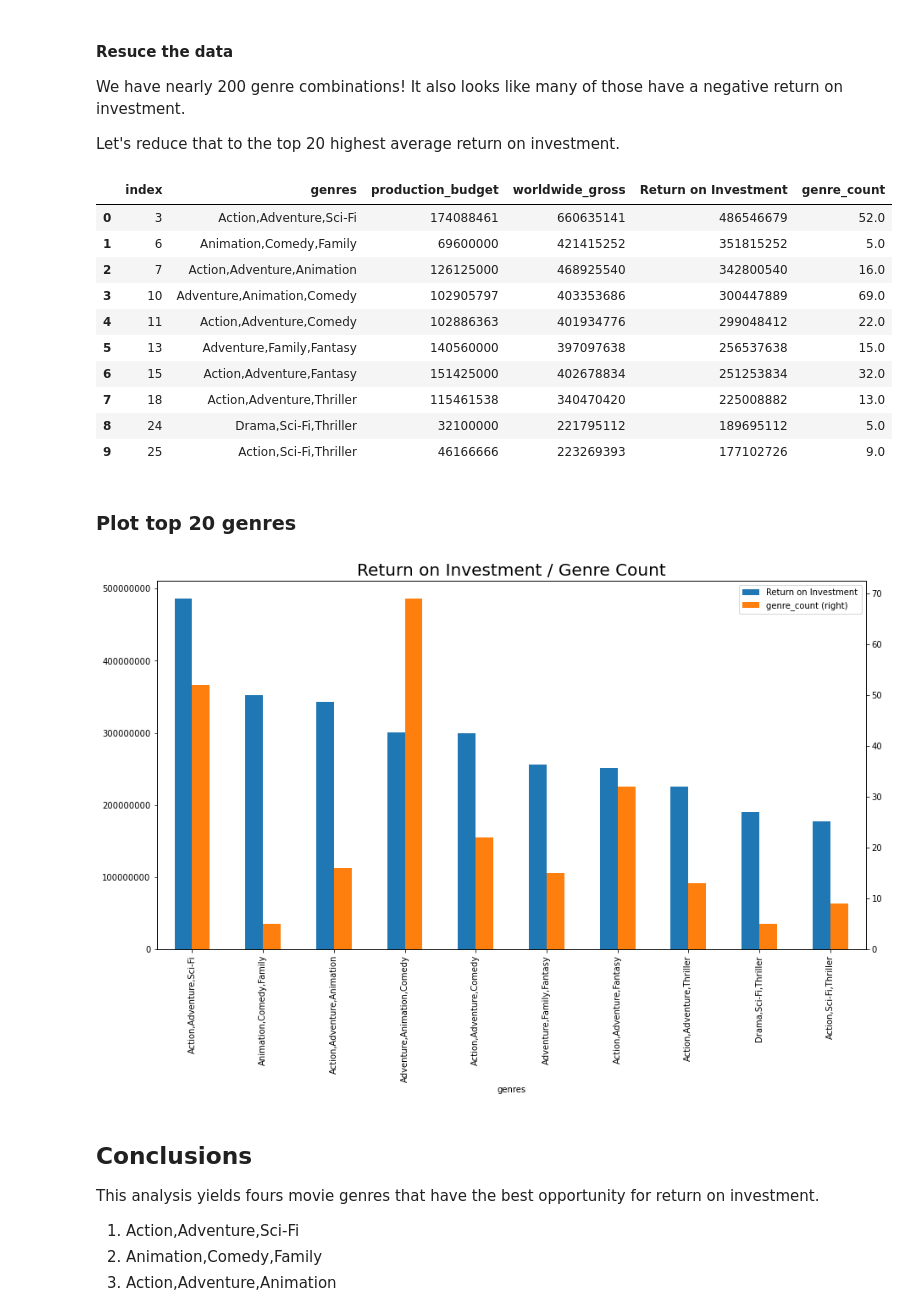
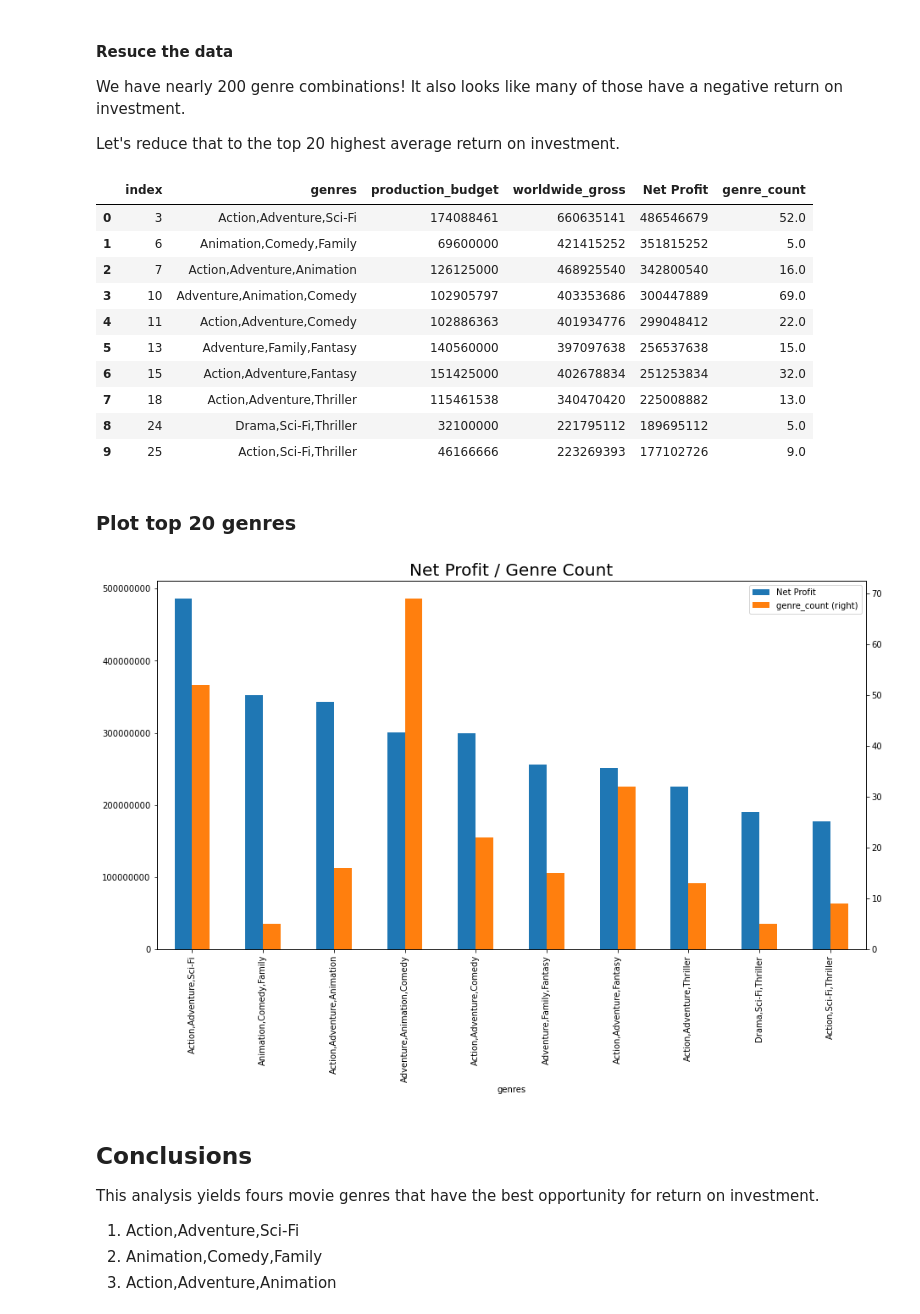
Before and after one commit to rustyb08/phase_1_project, a Jupyter notebook: Microsoft Original Content.ipynb, the cells around one changed output. Cells and saved outputs as stored; diff of their text form; code cells hidden in the pictures.

```diff
--- a/Microsoft Original Content.ipynb
+++ b/Microsoft Original Content.ipynb
@@ -137,5 +161,5 @@ Calculate the `Return on Investment` by subtracting production budget from world
 # %%
-movie_genres_budget['Return on Investment'] = movie_genres_budget['worldwide_gross'] - movie_genres_budget['production_budget']
-genre_budget_cleaned = movie_genres_budget[['genres', 'production_budget', 'worldwide_gross', 'Return on Investment']]
+movie_genres_budget['Net Profit'] = movie_genres_budget['worldwide_gross'] - movie_genres_budget['production_budget']
+genre_budget_cleaned = movie_genres_budget[['genres', 'production_budget', 'worldwide_gross', 'Net Profit']]
 genre_budget_cleaned
 # %% [output]
@@ -155,7 +179,7 @@ genre_budget_cleaned
 # %% [markdown]
 ### Show the top 20 genres, based on return of investment.
 # %%
-genre_grouped = genre_budget_cleaned.groupby(['genres']).mean().astype(int).sort_values(['Return on Investment'], ascending=False)
+genre_grouped = genre_budget_cleaned.groupby(['genres']).mean().astype(int).sort_values(['Net Profit'], ascending=False)
 genre_grouped = genre_grouped.reset_index()
 genre_grouped
 # %% [output]
@@ -226,7 +268,7 @@ top_20_genres = genres_over_5_film.head(10)
 top_20_genres = top_20_genres.reset_index()
 top_20_genres
 # %% [output]
-|  | index | genres | production_budget | worldwide_gross | Return on Investment | genre_count |
+|  | index | genres | production_budget | worldwide_gross | Net Profit | genre_count |
 | 0 | 3 | Action,Adventure,Sci-Fi | 174088461 | 660635141 | 486546679 | 52.0 |
 | 1 | 6 | Animation,Comedy,Family | 69600000 | 421415252 | 351815252 | 5.0 |
 | 2 | 7 | Action,Adventure,Animation | 126125000 | 468925540 | 342800540 | 16.0 |
@@ -241,16 +283,16 @@ top_20_genres
 ### Plot top 20 genres
 # %%
 x=top_20_genres['genres']
-y1=top_20_genres['Return on Investment']
+y1=top_20_genres['Net Profit']
 y2=top_20_genres['genre_count']
 
-top_20_genres.plot(x='genres', y=['Return on Investment','genre_count'],
+top_20_genres.plot(x='genres', y=['Net Profit','genre_count'],
                    secondary_y='genre_count', stacked=False, kind='bar', figsize=(15,8));
-plt.title("Return on Investment / Genre Count", size=20)
+plt.title("Net Profit / Genre Count", size=20)
 
 plt.gcf().axes[0].yaxis.get_major_formatter().set_scientific(False)
 # %% [output]
-[figure, old version]
+[figure, new version]
 # %% [markdown]
 ## Conclusions
 
```
Also changed, not shown: parts of 11 cells of this notebook, 1 other file.
